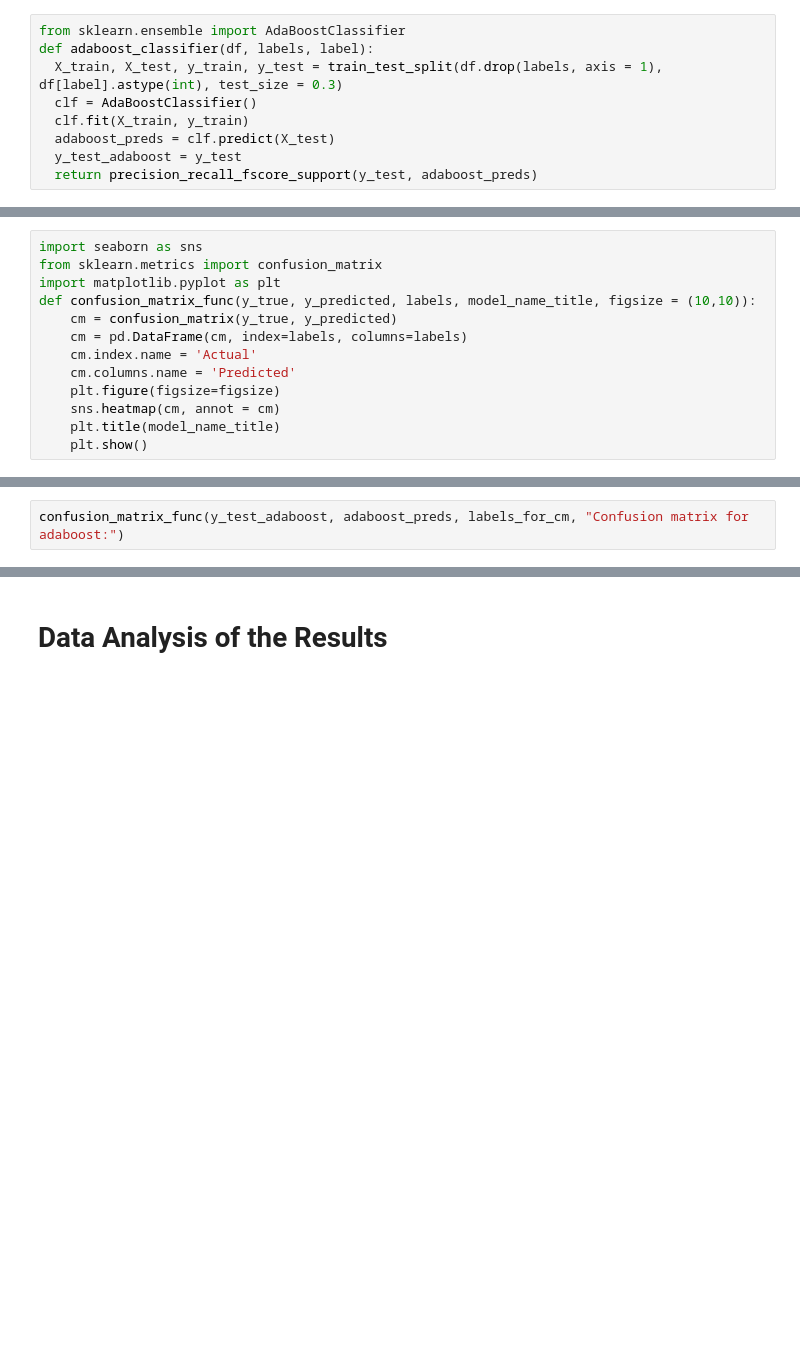
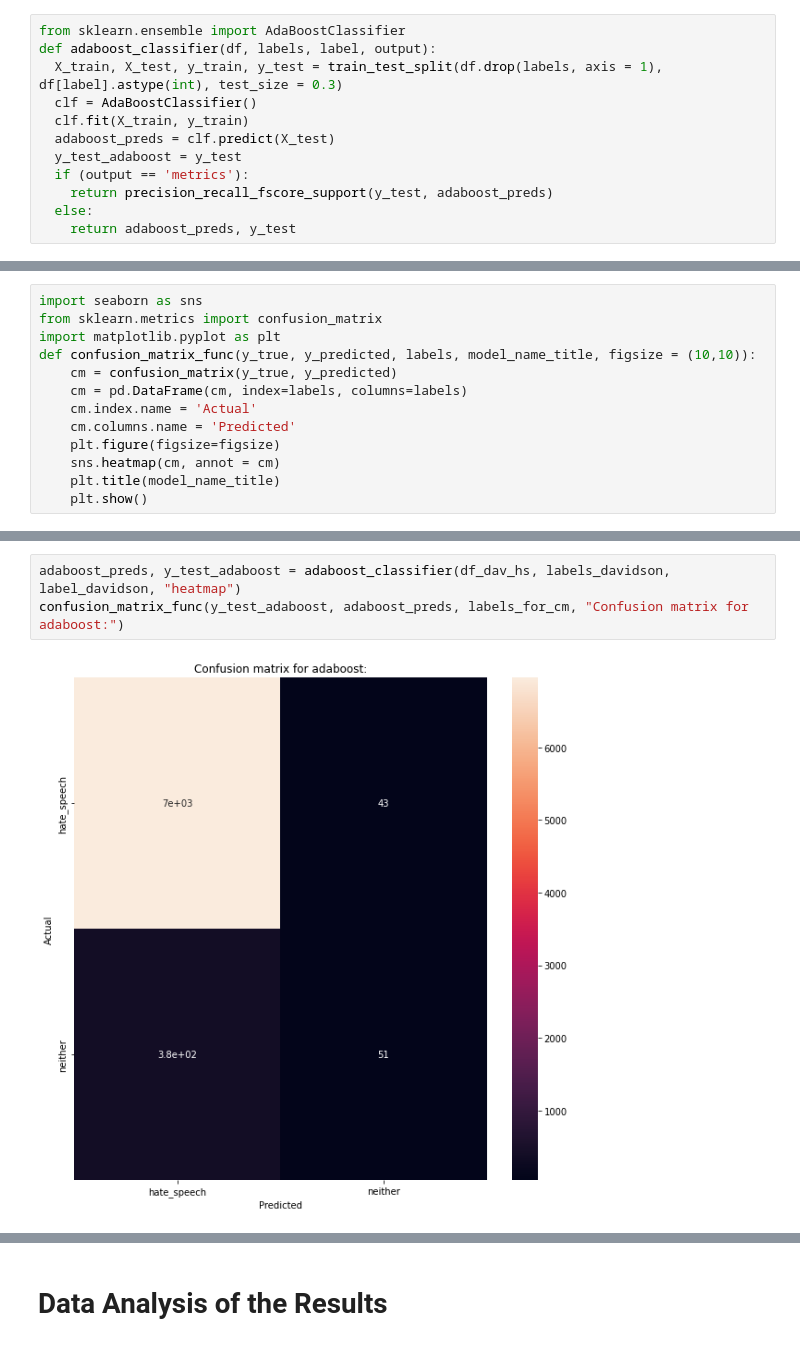
Before and after one commit to zuziamatysiak/cis419-hate-speech, a Jupyter notebook: colab notebooks/CIS_419_Project.ipynb, the cells around one changed output, grey strips where cells are left out. Drawn from its saved outputs; the diff is of its cells as text; blank space fills up the shorter version.

```diff
--- a/colab notebooks/CIS_419_Project.ipynb
+++ b/colab notebooks/CIS_419_Project.ipynb
@@ -360,13 +449,16 @@ def decision_tree_classifier(dataset, labels, label):
 #### Here, we trained yet another classifier– Adaboost.
 # %%
 from sklearn.ensemble import AdaBoostClassifier
-def adaboost_classifier(df, labels, label):
+def adaboost_classifier(df, labels, label, output):
   X_train, X_test, y_train, y_test = train_test_split(df.drop(labels, axis = 1), df[label].astype(int), test_size = 0.3)
   clf = AdaBoostClassifier()
   clf.fit(X_train, y_train)
   adaboost_preds = clf.predict(X_test)
   y_test_adaboost = y_test
-  return precision_recall_fscore_support(y_test, adaboost_preds)
+  if (output == 'metrics'):
+    return precision_recall_fscore_support(y_test, adaboost_preds)
+  else:
+    return adaboost_preds, y_test
 # %% [markdown]
 ## Logistic Regression
 # %% [markdown]
@@ -744,3 +1369,6 @@ confusion_matrix_func(y_test_decision, decision_tree_preds, labels_for_cm, "Conf
 # %%
+adaboost_preds, y_test_adaboost = adaboost_classifier(df_dav_hs, labels_davidson, label_davidson, "heatmap")
 confusion_matrix_func(y_test_adaboost, adaboost_preds, labels_for_cm, "Confusion matrix for adaboost:")
+# %% [output]
+[figure, added]
 # %%
```
Also changed, not shown: parts of 156 cells of this notebook.
